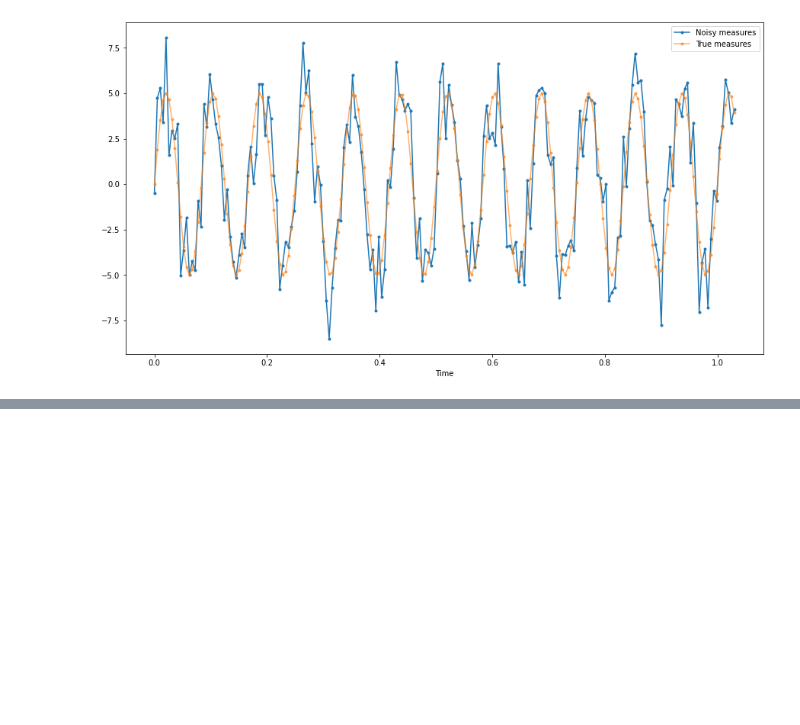
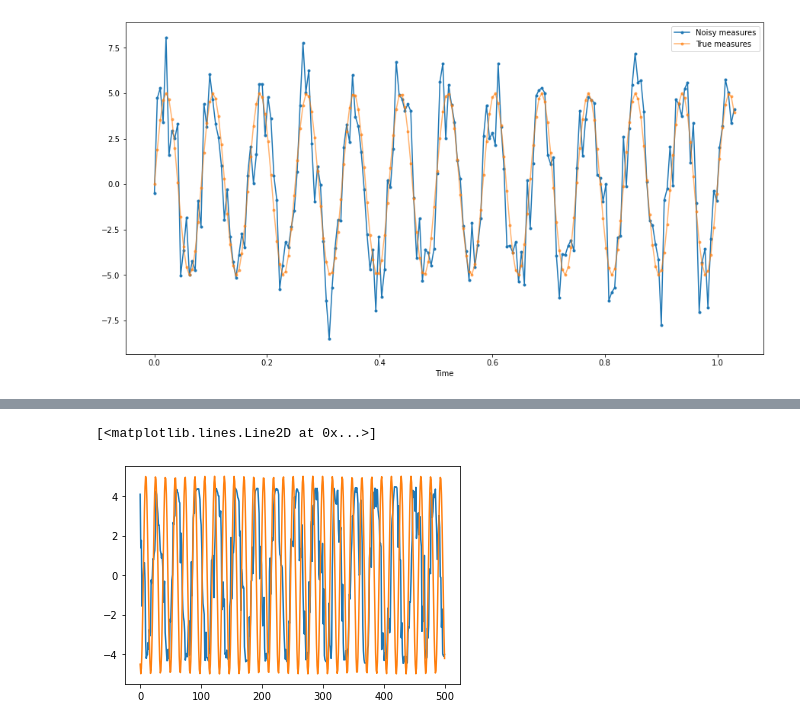
Before and after one commit to LoanSarazin/sdia-estimation, a Jupyter notebook: TP5/TP5_SARAZIN.ipynb, the cells around one changed output, grey strips where cells are left out. Drawn from its saved outputs; the diff is of its cells as text; code cells hidden in the pictures; blank space fills up the shorter version.

```diff
--- a/TP5/TP5_SARAZIN.ipynb
+++ b/TP5/TP5_SARAZIN.ipynb
@@ -94,0 +243,9 @@ plt.show()
+# %%
+idx = np.arange(20000)
+s_try = xh[:, 0]*np.sin(2*np.pi*nu0*T_ech*len(xh) + xh[:, 1])
+# %%
+plt.plot(s_try[19500:])
+plt.plot(s_true[19500:])
+# %% [output]
+[<matplotlib.lines.Line2D at 0x...>]
+[figure, added]
```
Also changed, not shown: parts of 10 cells of this notebook.
